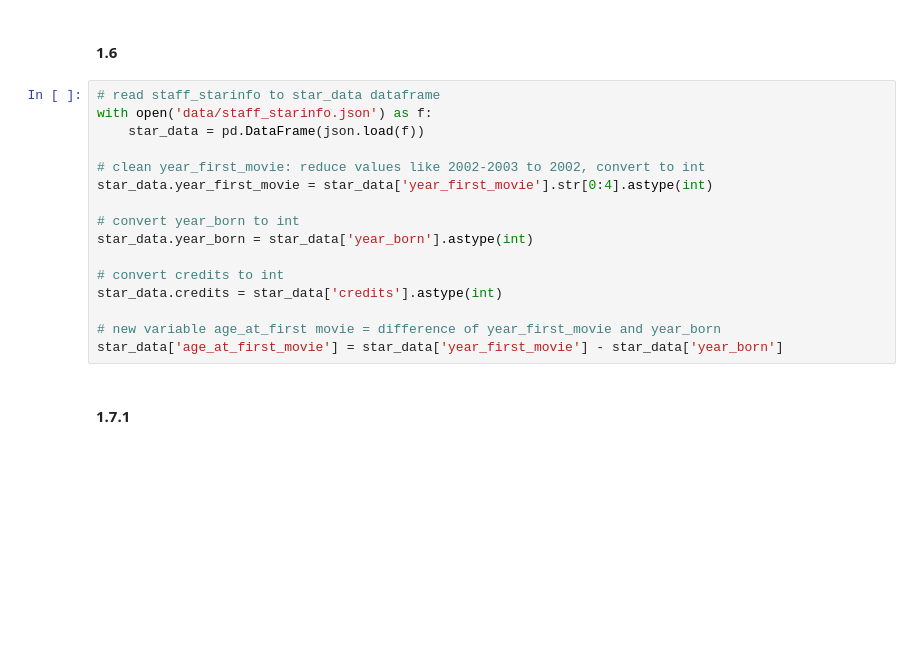
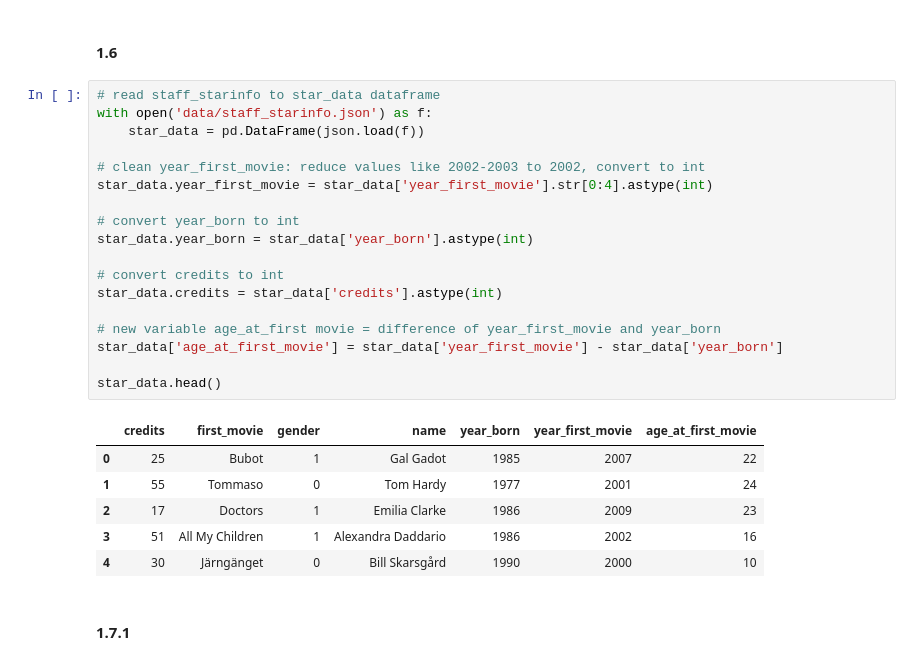
Before and after one commit to ejohnsson/CS109A, a Jupyter notebook: HW1/S109a_hw1.ipynb, the cells around one changed output. Saved outputs shown, nothing was run; the diff lists cells and outputs as text; blank space fills up the shorter version.

```diff
--- a/HW1/S109a_hw1.ipynb
+++ b/HW1/S109a_hw1.ipynb
@@ -749,19 +749,28 @@ with open('star_info.json', 'w') as output:
 # %%
 # read staff_starinfo to star_data dataframe
 with open('data/staff_starinfo.json') as f:
     star_data = pd.DataFrame(json.load(f))
 
 # clean year_first_movie: reduce values like 2002-2003 to 2002, convert to int
 star_data.year_first_movie = star_data['year_first_movie'].str[0:4].astype(int)
 
 # convert year_born to int
 star_data.year_born = star_data['year_born'].astype(int)
 
 # convert credits to int
 star_data.credits = star_data['credits'].astype(int)
 
 # new variable age_at_first movie = difference of year_first_movie and year_born
 star_data['age_at_first_movie'] = star_data['year_first_movie'] - star_data['year_born']
+
+star_data.head()
+# %% [output]
+|  | credits | first_movie | gender | name | year_born | year_first_movie | age_at_first_movie |
+| 0 | 25 | Bubot | 1 | Gal Gadot | 1985 | 2007 | 22 |
+| 1 | 55 | Tommaso | 0 | Tom Hardy | 1977 | 2001 | 24 |
+| 2 | 17 | Doctors | 1 | Emilia Clarke | 1986 | 2009 | 23 |
+| 3 | 51 | All My Children | 1 | Alexandra Daddario | 1986 | 2002 | 16 |
+| 4 | 30 | Järngänget | 0 | Bill Skarsgård | 1990 | 2000 | 10 |
 # %% [markdown]
 #### 1.7.1
 # %%
```
